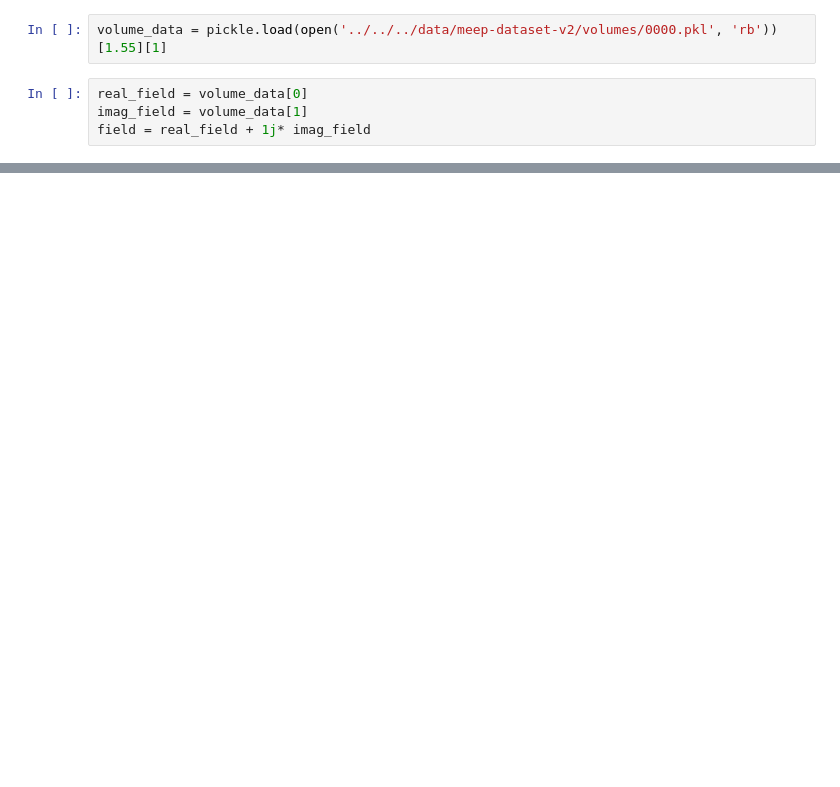
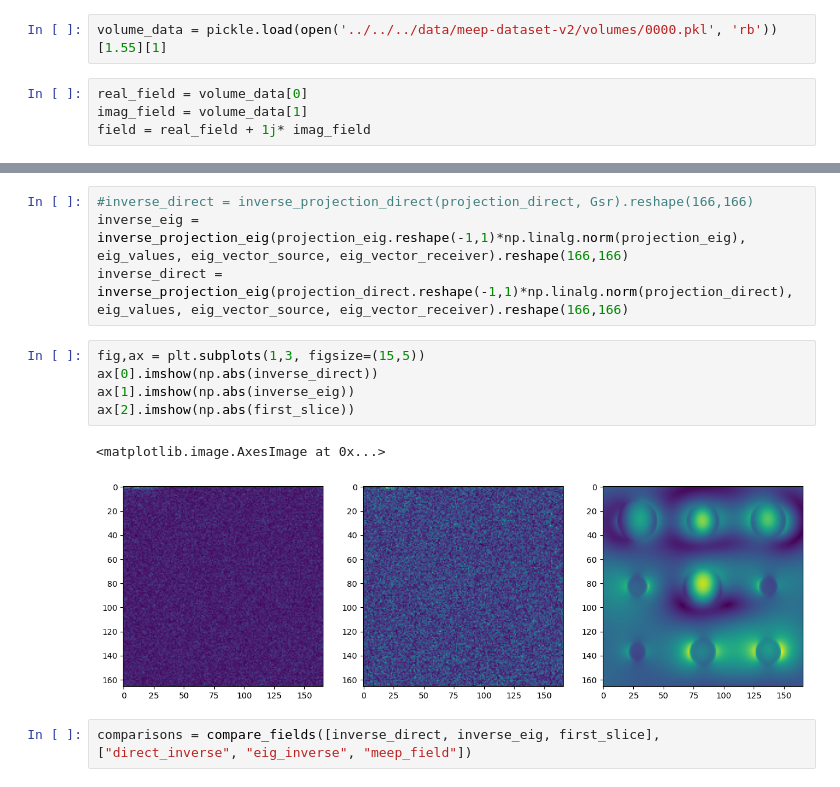
Before and after one commit to Kovaleski-Research-Lab/Bra-ket-optics, a Jupyter notebook: notebooks/forward_projection.ipynb, the cells around one changed output, grey strips where cells are left out. Cells and saved outputs as stored; diff of their text form; blank space fills up the shorter version.

```diff
--- a/notebooks/forward_projection.ipynb
+++ b/notebooks/forward_projection.ipynb
@@ -64,0 +179,14 @@ plt.imshow(np.abs(test))
+# %%
+#inverse_direct = inverse_projection_direct(projection_direct, Gsr).reshape(166,166)
+inverse_eig = inverse_projection_eig(projection_eig.reshape(-1,1)*np.linalg.norm(projection_eig), eig_values, eig_vector_source, eig_vector_receiver).reshape(166,166)
+inverse_direct = inverse_projection_eig(projection_direct.reshape(-1,1)*np.linalg.norm(projection_direct), eig_values, eig_vector_source, eig_vector_receiver).reshape(166,166)
+# %%
+fig,ax = plt.subplots(1,3, figsize=(15,5))
+ax[0].imshow(np.abs(inverse_direct))
+ax[1].imshow(np.abs(inverse_eig))
+ax[2].imshow(np.abs(first_slice))
+# %% [output]
+<matplotlib.image.AxesImage at 0x...>
+[figure, added]
+# %%
+comparisons = compare_fields([inverse_direct, inverse_eig, first_slice], ["direct_inverse", "eig_inverse", "meep_field"])
```
Also changed, not shown: parts of 20 cells of this notebook, 10 other files.
